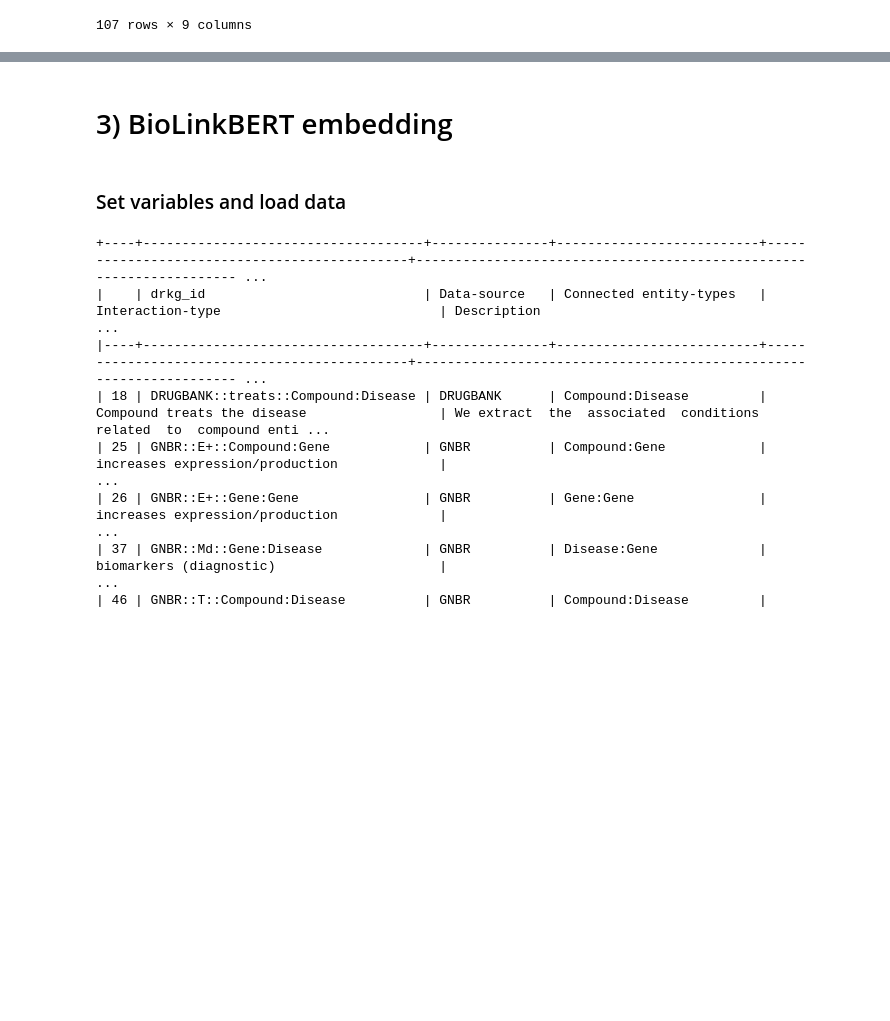
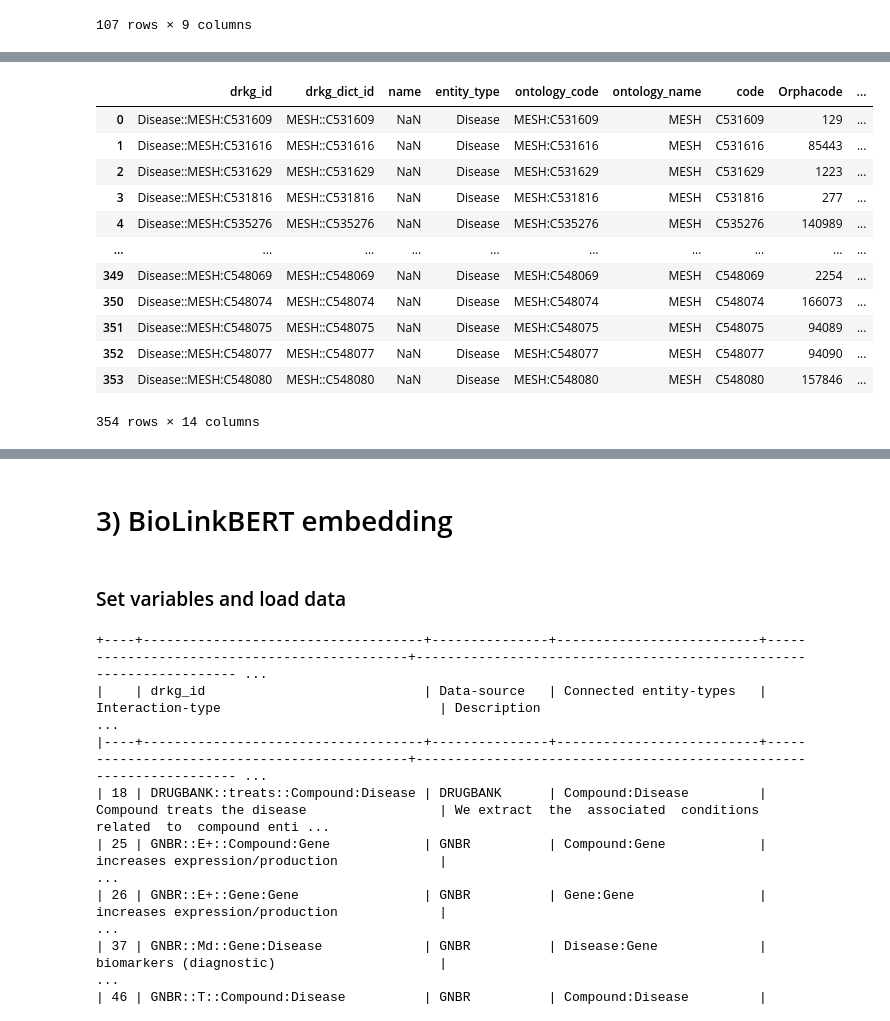
Before and after one commit to Ale9806/SIMPLLM, a Jupyter notebook: Debug/DEBUG DRKG_mapping_with_BiolinkBERT and graphsage.ipynb, the cells around one changed output, grey strips where cells are left out. Saved outputs shown, nothing was run; the diff lists cells and outputs as text; code cells hidden in the pictures; blank space fills up the shorter version.

```diff
--- a/Debug/DEBUG DRKG_mapping_with_BiolinkBERT and graphsage.ipynb
+++ b/Debug/DEBUG DRKG_mapping_with_BiolinkBERT and graphsage.ipynb
@@ -210,0 +340,19 @@ relation_df
+# %%
+# Non-matched rare diseases? (could still be in DRKG but under different name or code - need to check that embeddings are separate)
+# nonmatched_rarediseases
+unmatch_try1 = drkg_unmatched.merge(orphan_codes, how='inner', left_on=['ontology_name', 'code'], right_on=['code_source_upper', 'code'])
+unmatch_try1
+# %% [output]
+|  | drkg_id | drkg_dict_id | name | entity_type | ontology_code | ontology_name | code | Orphacode | ... |
+| 0 | Disease::MESH:C531609 | MESH::C531609 | NaN | Disease | MESH:C531609 | MESH | C531609 | 129 | ... |
+| 1 | Disease::MESH:C531616 | MESH::C531616 | NaN | Disease | MESH:C531616 | MESH | C531616 | 85443 | ... |
+| 2 | Disease::MESH:C531629 | MESH::C531629 | NaN | Disease | MESH:C531629 | MESH | C531629 | 1223 | ... |
+| 3 | Disease::MESH:C531816 | MESH::C531816 | NaN | Disease | MESH:C531816 | MESH | C531816 | 277 | ... |
+| 4 | Disease::MESH:C535276 | MESH::C535276 | NaN | Disease | MESH:C535276 | MESH | C535276 | 140989 | ... |
+| ... | ... | ... | ... | ... | ... | ... | ... | ... | ... |
+| 349 | Disease::MESH:C548069 | MESH::C548069 | NaN | Disease | MESH:C548069 | MESH | C548069 | 2254 | ... |
+| 350 | Disease::MESH:C548074 | MESH::C548074 | NaN | Disease | MESH:C548074 | MESH | C548074 | 166073 | ... |
+| 351 | Disease::MESH:C548075 | MESH::C548075 | NaN | Disease | MESH:C548075 | MESH | C548075 | 94089 | ... |
+| 352 | Disease::MESH:C548077 | MESH::C548077 | NaN | Disease | MESH:C548077 | MESH | C548077 | 94090 | ... |
+| 353 | Disease::MESH:C548080 | MESH::C548080 | NaN | Disease | MESH:C548080 | MESH | C548080 | 157846 | ... |
+354 rows × 14 columns
```
Also changed, not shown: parts of 15 cells of this notebook, 3 other files.
